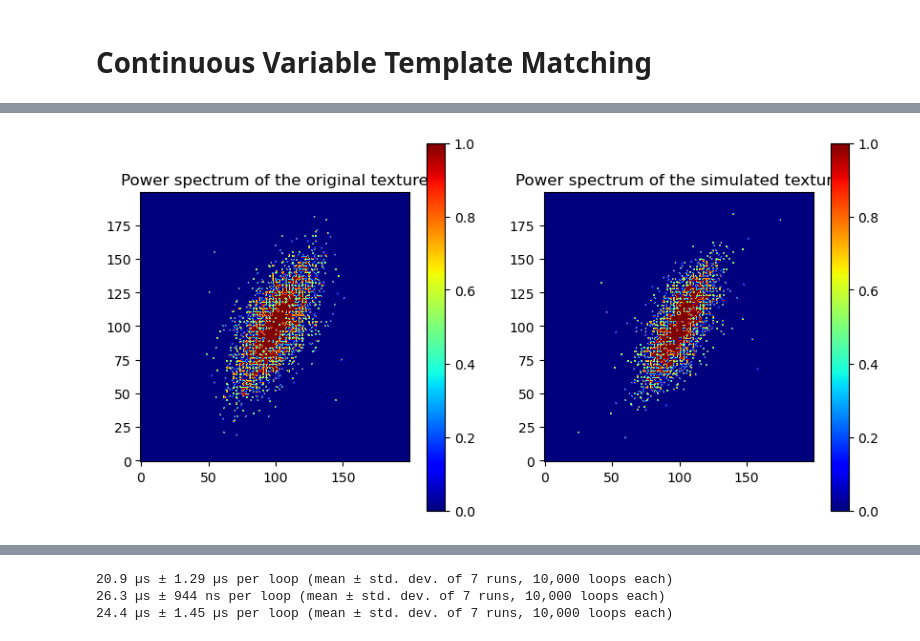
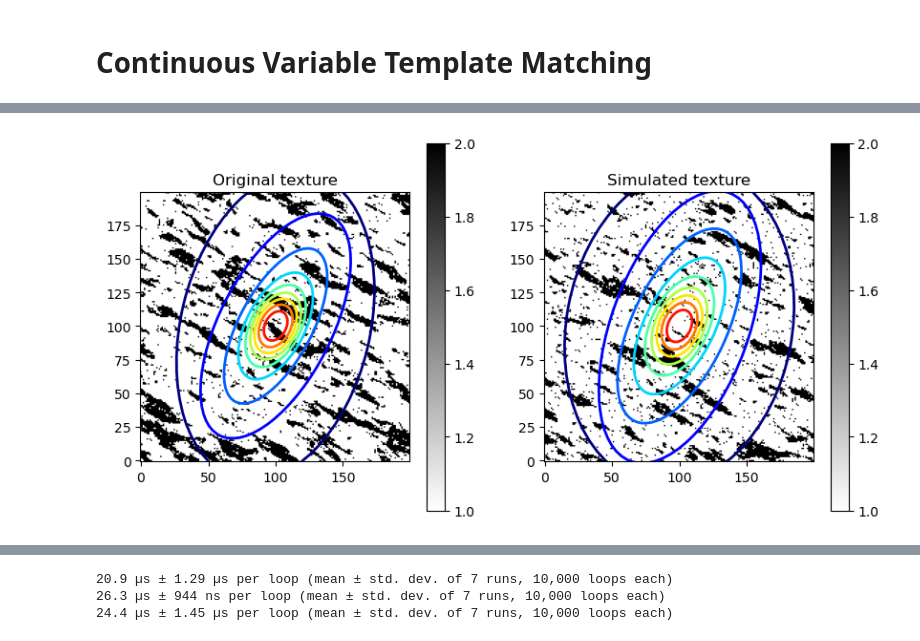
Before and after one commit to TiNezlobinsky/BiTis, a Jupyter notebook: examples/performance.ipynb, the cells around one changed output, grey strips where cells are left out. Cells and saved outputs as stored; diff of their text form; code cells hidden in the pictures.

Commit message:
Add power spectrum parameters

```diff
--- a/examples/performance.ipynb
+++ b/examples/performance.ipynb
@@ -219,24 +194,62 @@ Text(0.5, 1.0, 'Smoothed simulated texture')
-# %%
-# show power spectrum of the original texture
-texture_fft = np.fft.fftn(texture_)
-texture_power = np.abs(texture_fft)**2
-texture_power = np.fft.fftshift(texture_power)
-
-# show power spectrum of the simulated texture
-simulated_fft = np.fft.fftn(simulated_tex)
-simulated_power = np.abs(simulated_fft)**2
-simulated_power = np.fft.fftshift(simulated_power)
-
-fig, axs = plt.subplots(1, 2, figsize=(10, 5))
-cax0 = axs[0].imshow(np.log(texture_power) > 10, cmap='jet', origin='lower')
-axs[0].set_title('Power spectrum of the original texture')
-fig.colorbar(cax0, ax=axs[0])
-cax1 = axs[1].imshow(np.log(simulated_power) > 10, cmap='jet', origin='lower')
-axs[1].set_title('Power spectrum of the simulated texture')
-fig.colorbar(cax1, ax=axs[1])
-plt.show()
-# %% [output]
-[figure, removed]
+# %%
+from scipy.ndimage import gaussian_filter
+from skimage import measure
+from matplotlib.patches import Ellipse
+
+
+def calculate_power_spectrum(texture):
+    texture_fft = np.fft.fftn(texture - texture.mean())
+    texture_power = np.abs(texture_fft) ** 2
+    texture_power = np.fft.fftshift(texture_power)
+    return texture_power
+
+
+def equivalent_ellipses(texture_power):
+    ellipses = []
+    for threshold in np.arange(0.1, 1.0, 0.1):
+        texture_power = gaussian_filter(texture_power, sigma=4)
+        sorted_idx = np.argsort(texture_power.ravel())
+        cumsum = np.cumsum(texture_power.ravel()[sorted_idx])
+        idx = sorted_idx[cumsum > cumsum[-1] * threshold]
+        coords = np.unravel_index(idx, texture_power.shape)
+
+        mask = np.zeros_like(texture_power, dtype=np.uint8)
+        mask[tuple(coords)] = 1
+
+        props = measure.regionprops(mask)
+        short_axis = props[0].axis_minor_length
+        long_axis = props[0].axis_major_length
+        angle = props[0].orientation
+        mean = props[0].centroid
+        ellipses.append((mean, short_axis, long_axis, angle))
+    return ellipses
+
+
+tex_power = calculate_power_spectrum(texture)
+sim_power = calculate_power_spectrum(simulated_tex)
+
+sim_ellipses = equivalent_ellipses(sim_power)
+tex_ellipses = equivalent_ellipses(tex_power)
+
+cmap = plt.get_cmap('jet')
+
+fig, axs = plt.subplots(1, 2, figsize=(10, 5))
+
+for ax, tex, ellipses in zip(axs, [texture, simulated_tex],
+                             [tex_ellipses, sim_ellipses]):
+    cax = ax.imshow(tex, cmap='gray_r', origin='lower')
+    # draw ellipses
+    for i, (mean, w, h, angle) in enumerate(ellipses):
+        ellipse = Ellipse(mean[::-1], w, h, angle=np.degrees(np.pi - angle),
+                        fill=False, lw=2, edgecolor=cmap(i / len(ellipses)))
+        ax.add_patch(ellipse)
+
+    fig.colorbar(cax, ax=ax)
+axs[0].set_title('Original texture')
+axs[1].set_title('Simulated texture')
+plt.show()
+# %% [output]
+[figure, added]
 # %%
 import numpy as np
 from scipy.signal import fftconvolve
```
Also changed, not shown: parts of 5 cells of this notebook, 5 other files.
